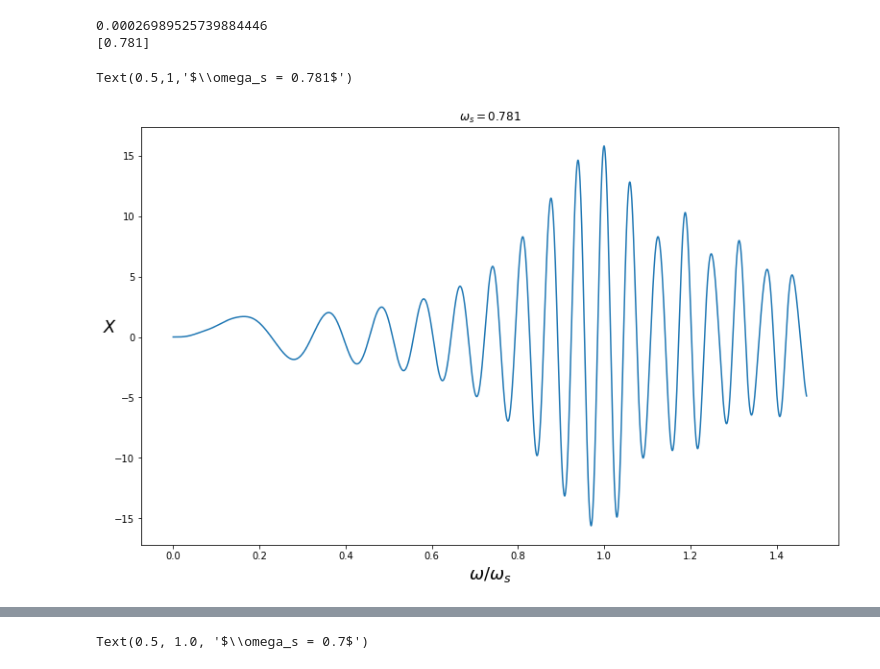
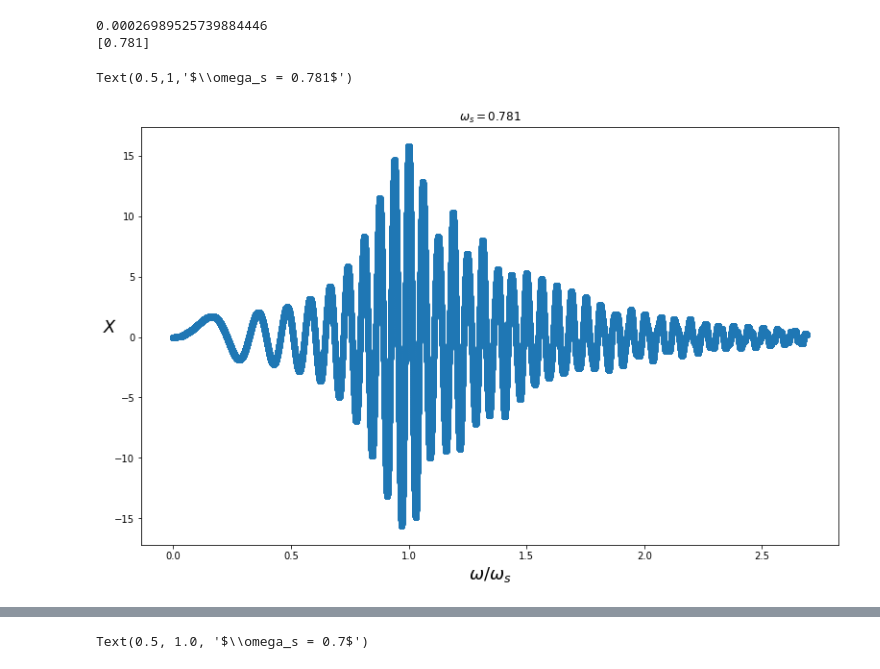
Before and after one commit to balintkaszas/boSchlieren, a Jupyter notebook: FrequencySweep.ipynb, the cells around one changed output, grey strips where cells are left out. Cells and saved outputs as stored; diff of their text form; code cells hidden in the pictures.

```diff
--- a/FrequencySweep.ipynb
+++ b/FrequencySweep.ipynb
@@ -138,16 +132,16 @@ print(omegas[place])
 # %%
 oms = 0.781
 eps = 2*1e-2*oms**2
 omegaRes = oms*np.sqrt(1-2*0.02**2)
 
-t = np.arange(0., 1.4/eps, eps)/oms**2
+t = np.arange(0., 3*1.4/eps, eps)
 sol = odeint(linosc, [0.00, 0.00], t, args=(0.0, eps, oms))
 plt.figure(figsize=(13,8))
 
-plt.plot(linramp(t, eps, 0.1)/(t*oms), sol[:,0], '-')
+plt.plot(linramp(t, eps, 0.)/(t*oms), sol[:,0], 'o')
 plt.xlabel('$\omega / \omega_s$', fontsize=18)
 plt.ylabel('$X$', fontsize=18, rotation = 1)
 plt.title('$\omega_s = %s$' %oms)
 # %% [output]
 Text(0.5,1,'$\\omega_s = 0.781$')
-[figure, old version]
+[figure, new version]
```
Also changed, not shown: parts of 40 cells of this notebook.
